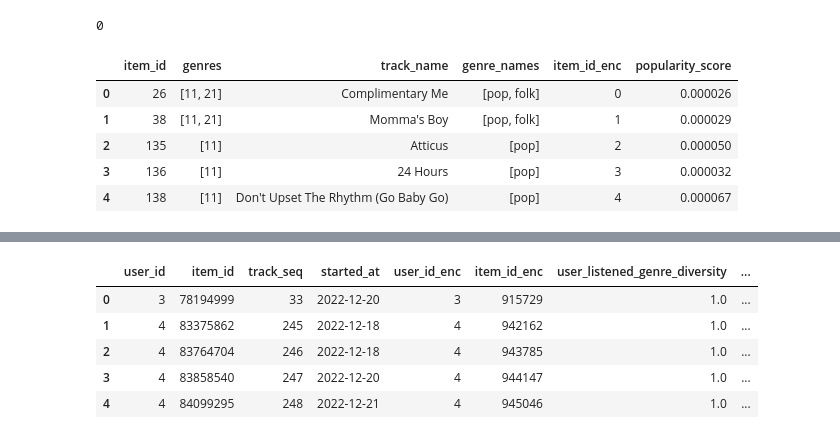
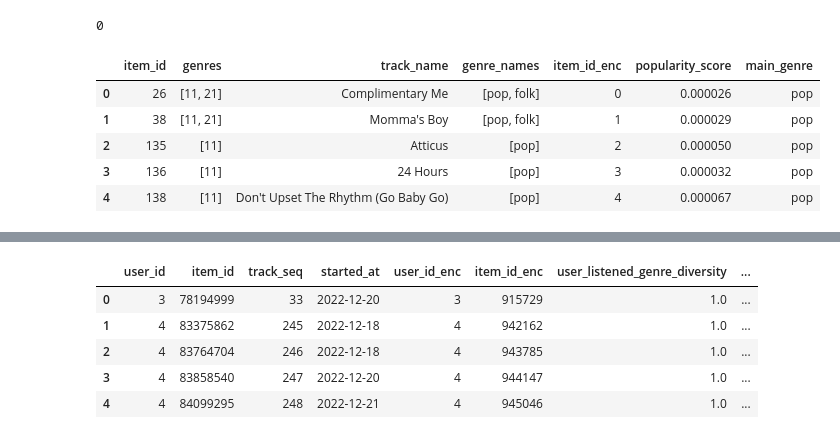
Before and after one commit to slavacalestru/mle-project-sprint-4-v001, a Jupyter notebook: recommendations.ipynb, the cells around one changed output, grey strips where cells are left out. Cells and saved outputs as stored; diff of their text form; code cells hidden in the pictures.

```diff
--- a/recommendations.ipynb
+++ b/recommendations.ipynb
@@ -931,15 +964,15 @@ gc.collect()
 # %%
 # Кодируем идентификаторы пользователей и треков в числовой формат для использования в модели
 
+# Функция для кодирования колонки с помощью LabelEncoder.
+def encode_column(fit_df, col, *transform_dfs):
+    encoder = LabelEncoder()
+    encoder.fit(fit_df[col])
+    for df in transform_dfs:
+        df[f"{col}_enc"] = encoder.transform(df[col])
+    return encoder
+
 # Кодируем айди пользователей
-user_encoder = LabelEncoder()
-user_encoder.fit(events["user_id"])
-events_train["user_id_enc"] = user_encoder.transform(events_train["user_id"])
-events_test["user_id_enc"] = user_encoder.transform(events_test["user_id"])
-
+user_encoder = encode_column(events, "user_id", events_train, events_test)
 # Кодируем айди треков
-item_encoder = LabelEncoder()
-item_encoder.fit(items["item_id"])
-items["item_id_enc"] = item_encoder.transform(items["item_id"])
-events_train["item_id_enc"] = item_encoder.transform(events_train["item_id"])
-events_test["item_id_enc"] = item_encoder.transform(events_test["item_id"])
+item_encoder = encode_column(items, "item_id", items, events_train, events_test)
@@ -1437,28 +1493,28 @@ gc.collect()
 # %%
 # Загружаем файл с событиями для инференса, если он уже был сохранен, или создаем его заново
 try:
     events_inference = pd.read_parquet("events_inference.parquet")
 except FileNotFoundError:
-    events_labels.drop(columns=["gt", "target"], inplace=True)
+    # events_labels.drop(columns=["gt", "target"], inplace=True)
     events_inference = pd.concat([events_train, events_labels], ignore_index=True)
     events_inference.to_parquet("events_inference.parquet", index=False)
 
 
 # Загружаем файл с популярностью треков для инференса, если он уже был сохранен, или создаем его зановоs
 item_popularity_inference = load_or_compute_item_popularity(events_inference, save_path="item_popularity_inference.parquet")
 
 # Добавляем к items информацию о популярности треков для инференса
 items = items.merge(item_popularity_inference[["item_id", "popularity_score"]], on="item_id", how="left")
 
 # Берем первыми жанры из списка жанров для каждого трека, чтобы использовать их в качестве признаков для модели ранжирования
 items['main_genre'] = items['genre_names'].apply(lambda x: x[0])
 items.head()
 
 items.head()
 # %% [output]
-|  | item_id | genres | track_name | genre_names | item_id_enc | popularity_score |
-| 0 | 26 | [11, 21] | Complimentary Me | [pop, folk] | 0 | 0.000026 |
-| 1 | 38 | [11, 21] | Momma's Boy | [pop, folk] | 1 | 0.000029 |
-| 2 | 135 | [11] | Atticus | [pop] | 2 | 0.000050 |
-| 3 | 136 | [11] | 24 Hours | [pop] | 3 | 0.000032 |
-| 4 | 138 | [11] | Don't Upset The Rhythm (Go Baby Go) | [pop] | 4 | 0.000067 |
+|  | item_id | genres | track_name | genre_names | item_id_enc | popularity_score | main_genre |
+| 0 | 26 | [11, 21] | Complimentary Me | [pop, folk] | 0 | 0.000026 | pop |
+| 1 | 38 | [11, 21] | Momma's Boy | [pop, folk] | 1 | 0.000029 | pop |
+| 2 | 135 | [11] | Atticus | [pop] | 2 | 0.000050 | pop |
+| 3 | 136 | [11] | 24 Hours | [pop] | 3 | 0.000032 | pop |
+| 4 | 138 | [11] | Don't Upset The Rhythm (Go Baby Go) | [pop] | 4 | 0.000067 | pop |
```
Also changed, not shown: parts of 72 cells of this notebook.
